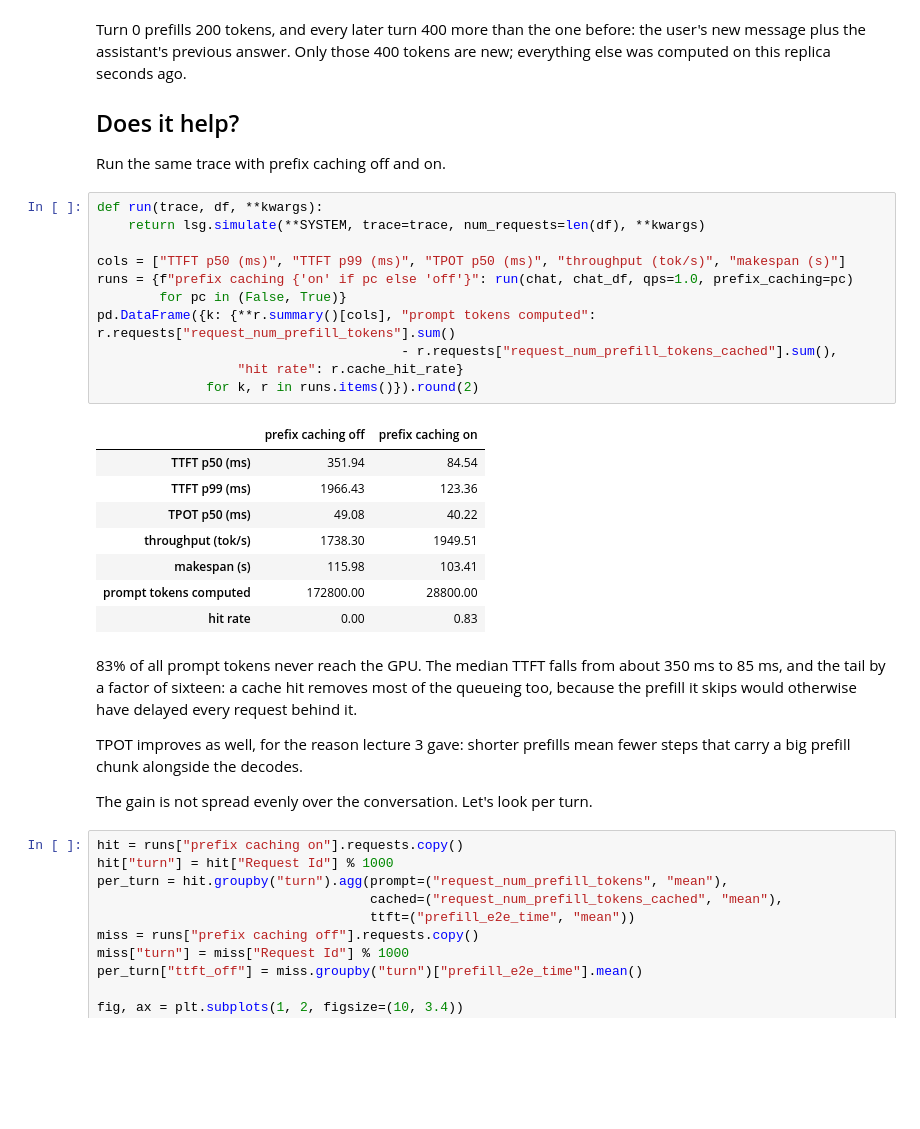
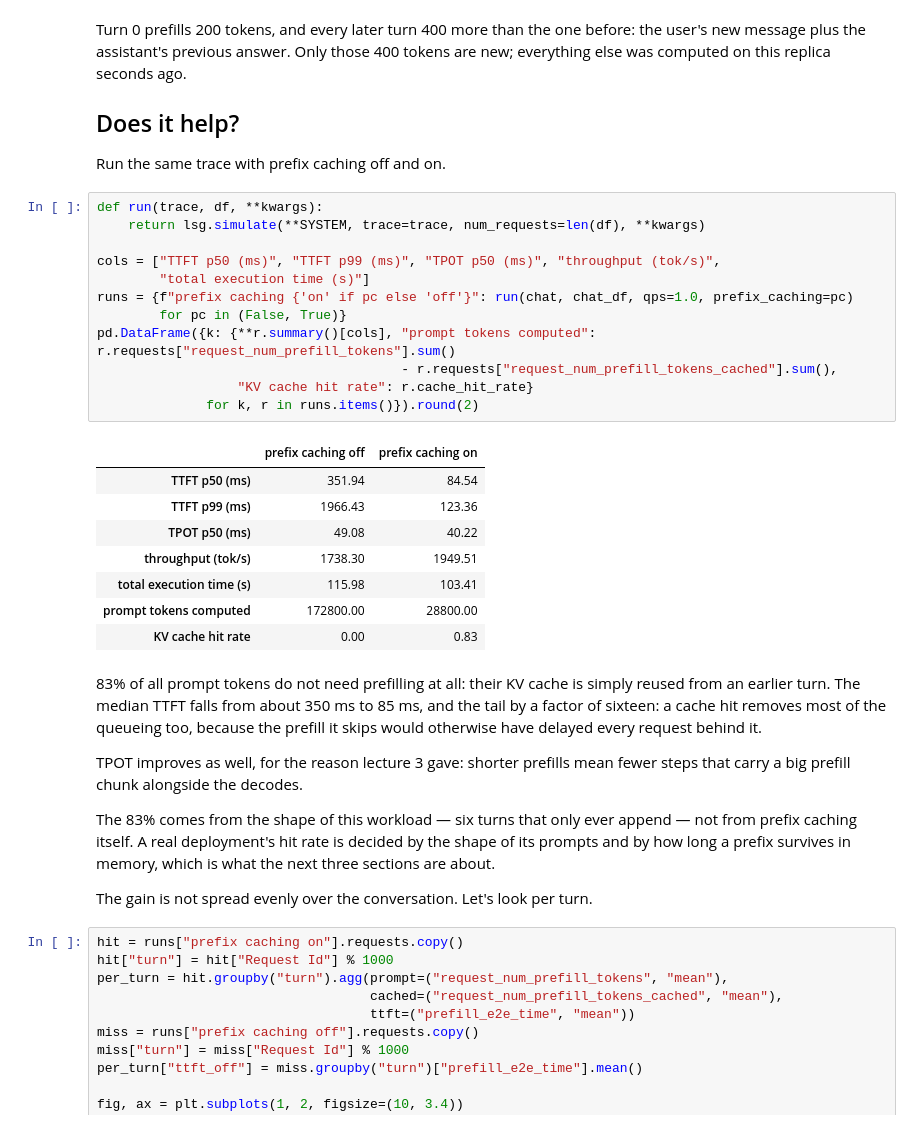
Before and after one commit to kwmaeng91/studying-llm-systems-without-gpus, a Jupyter notebook: docs/lectures/05-prefix-caching.ipynb, the cells around one changed output. Saved outputs shown, nothing was run; the diff lists cells and outputs as text; blank space fills up the shorter version.

```diff
--- a/docs/lectures/05-prefix-caching.ipynb
+++ b/docs/lectures/05-prefix-caching.ipynb
@@ -218,25 +334,27 @@ Run the same trace with prefix caching off and on.
 # %%
 def run(trace, df, **kwargs):
     return lsg.simulate(**SYSTEM, trace=trace, num_requests=len(df), **kwargs)
 
-cols = ["TTFT p50 (ms)", "TTFT p99 (ms)", "TPOT p50 (ms)", "throughput (tok/s)", "makespan (s)"]
+cols = ["TTFT p50 (ms)", "TTFT p99 (ms)", "TPOT p50 (ms)", "throughput (tok/s)",
+        "total execution time (s)"]
 runs = {f"prefix caching {'on' if pc else 'off'}": run(chat, chat_df, qps=1.0, prefix_caching=pc)
         for pc in (False, True)}
 pd.DataFrame({k: {**r.summary()[cols], "prompt tokens computed": r.requests["request_num_prefill_tokens"].sum()
                                        - r.requests["request_num_prefill_tokens_cached"].sum(),
-                  "hit rate": r.cache_hit_rate}
+                  "KV cache hit rate": r.cache_hit_rate}
               for k, r in runs.items()}).round(2)
 # %% [output]
 |  | prefix caching off | prefix caching on |
 | TTFT p50 (ms) | 351.94 | 84.54 |
 | TTFT p99 (ms) | 1966.43 | 123.36 |
 | TPOT p50 (ms) | 49.08 | 40.22 |
 | throughput (tok/s) | 1738.30 | 1949.51 |
-| makespan (s) | 115.98 | 103.41 |
+| total execution time (s) | 115.98 | 103.41 |
 | prompt tokens computed | 172800.00 | 28800.00 |
-| hit rate | 0.00 | 0.83 |
+| KV cache hit rate | 0.00 | 0.83 |
 # %% [markdown]
-83% of all prompt tokens never reach the GPU. The median TTFT falls from about
+83% of all prompt tokens do not need prefilling at all: their KV cache is simply
+reused from an earlier turn. The median TTFT falls from about
 350 ms to 85 ms, and the tail by a factor of sixteen: a cache hit removes most
 of the queueing too, because the prefill it skips would otherwise have delayed
 every request behind it.
@@ -244,6 +362,11 @@ every request behind it.
 TPOT improves as well, for the reason lecture 3 gave: shorter prefills mean
 fewer steps that carry a big prefill chunk alongside the decodes.
 
+The 83% comes from the shape of this workload — six turns that only ever append —
+not from prefix caching itself. A real deployment's hit rate is decided by the
+shape of its prompts and by how long a prefix survives in memory, which is what
+the next three sections are about.
+
 The gain is not spread evenly over the conversation. Let's look per turn.
 # %%
 hit = runs["prefix caching on"].requests.copy()
```
Also changed, not shown: parts of 18 cells of this notebook, 8 other files.
